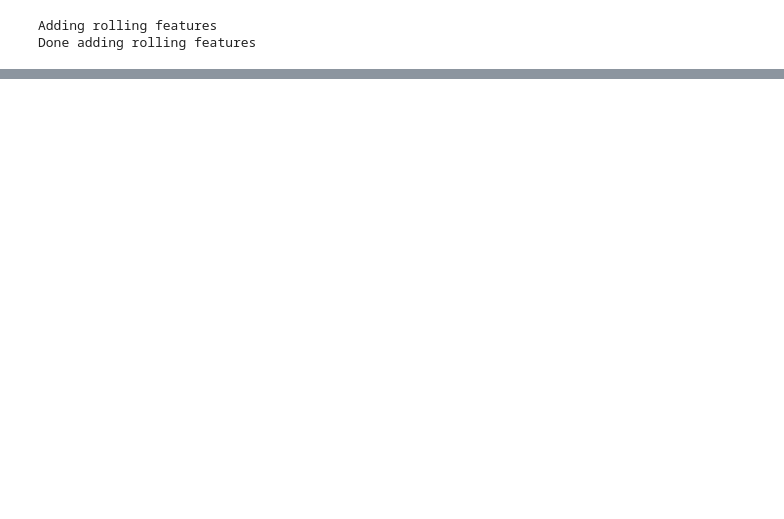
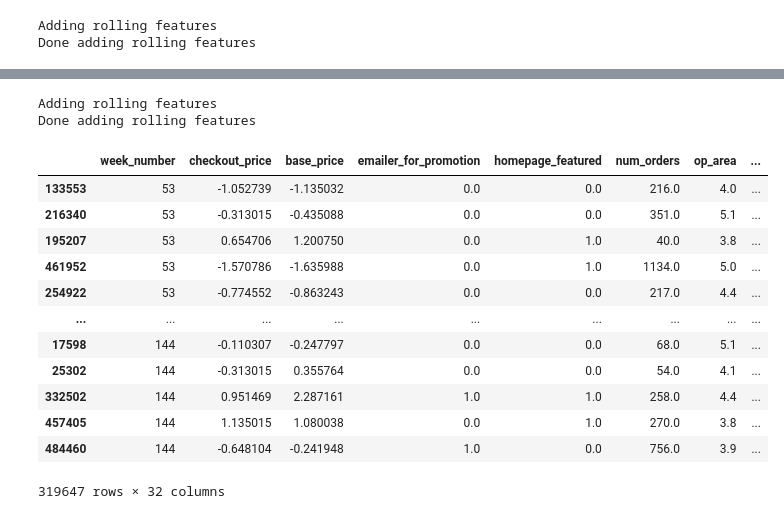
Before and after one commit to faheem-afk/Demand_Forecasting, a Jupyter notebook: FeatureEngineering&Modelling.ipynb, the cells around one changed output, grey strips where cells are left out. Drawn from its saved outputs; the diff is of its cells as text; code cells hidden in the pictures; blank space fills up the shorter version.

```diff
--- a/FeatureEngineering&Modelling.ipynb
+++ b/FeatureEngineering&Modelling.ipynb
@@ -476,0 +684,51 @@ with pd.option_context("display.max_rows", 10000000):
+# %%
+def add_rolling_features(df):
+    df = df.sort_values("week_number", ascending=True).copy()
+
+    print("Adding rolling features")
+    g = ['city_id', 'meal_id']
+
+    df['next_week_num_orders'] = df.groupby(g).num_orders.shift(-1).fillna(0)
+
+    df['num_orders_last_year'] = df.groupby(g).next_week_num_orders.shift(52).fillna(0)
+
+    df['num_orders_last_week'] = df.groupby(g).num_orders.shift(1).fillna(0)
+
+    df['num_orders_rolling_4_week'] = df.groupby(g).num_orders.rolling(4).mean() \
+                        .reset_index().sort_values('level_2').drop(columns=g).set_index('level_2').num_orders.fillna(0)
+
+    df['num_orders_rolling_16_week'] = df.groupby(g).num_orders.rolling(16).mean() \
+                        .reset_index().sort_values('level_2').drop(columns=g).set_index('level_2').num_orders.fillna(0)
+
+    df['num_orders_last_year_rolling_4_weeks'] = df.groupby(g).num_orders_rolling_4_week.shift(52).fillna(0)
+
+    df['num_orders_last_year_rolling_16_weeks'] = df.groupby(g).num_orders_rolling_16_week.shift(52).fillna(0)
+
+    df_final_week = df[df.week_number == 145].copy()
+
+    df = df[(df.week_number > 52) & (df.week_number != 145) ]
+
+    print("Done adding rolling features")
+
+    return df, df_final_week
+# %%
+df, df_final_week = add_rolling_features(df)
+# %% [output]
+Adding rolling features
+Done adding rolling features
+# %%
+df
+# %% [output]
+|  | week_number | checkout_price | base_price | emailer_for_promotion | homepage_featured | num_orders | op_area | ... |
+| 133553 | 53 | -1.052739 | -1.135032 | 0.0 | 0.0 | 216.0 | 4.0 | ... |
+| 216340 | 53 | -0.313015 | -0.435088 | 0.0 | 0.0 | 351.0 | 5.1 | ... |
+| 195207 | 53 | 0.654706 | 1.200750 | 0.0 | 1.0 | 40.0 | 3.8 | ... |
+| 461952 | 53 | -1.570786 | -1.635988 | 0.0 | 1.0 | 1134.0 | 5.0 | ... |
+| 254922 | 53 | -0.774552 | -0.863243 | 0.0 | 0.0 | 217.0 | 4.4 | ... |
+| ... | ... | ... | ... | ... | ... | ... | ... | ... |
+| 17598 | 144 | -0.110307 | -0.247797 | 0.0 | 0.0 | 68.0 | 5.1 | ... |
+| 25302 | 144 | -0.313015 | 0.355764 | 0.0 | 0.0 | 54.0 | 4.1 | ... |
+| 332502 | 144 | 0.951469 | 2.287161 | 1.0 | 1.0 | 258.0 | 4.4 | ... |
+| 457405 | 144 | 1.135015 | 1.080038 | 0.0 | 1.0 | 270.0 | 3.8 | ... |
+| 484460 | 144 | -0.648104 | -0.241948 | 1.0 | 0.0 | 756.0 | 3.9 | ... |
+319647 rows × 32 columns
```
Also changed, not shown: parts of 91 cells of this notebook, 2 other files.
